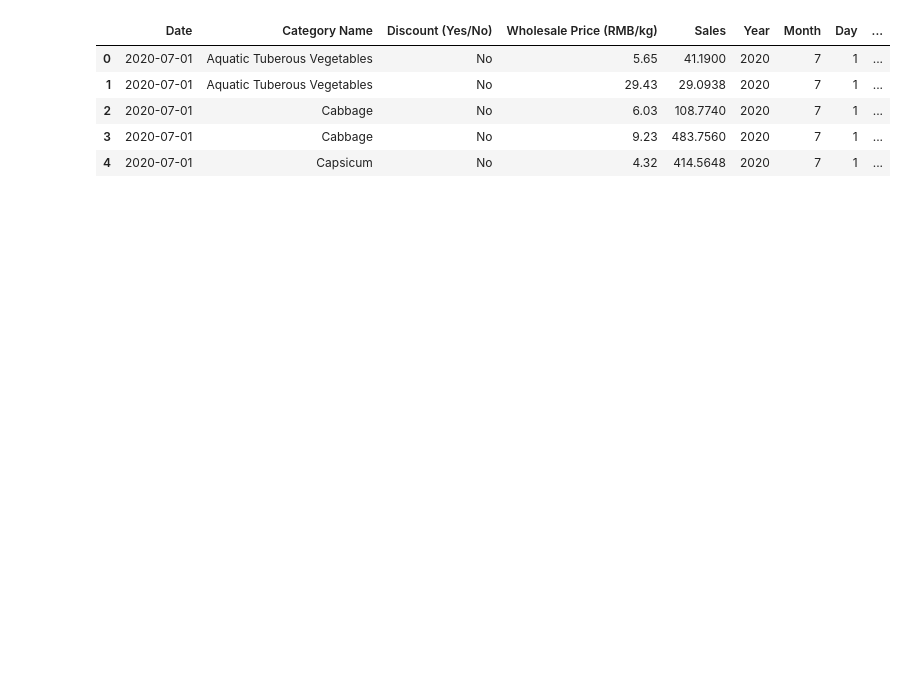
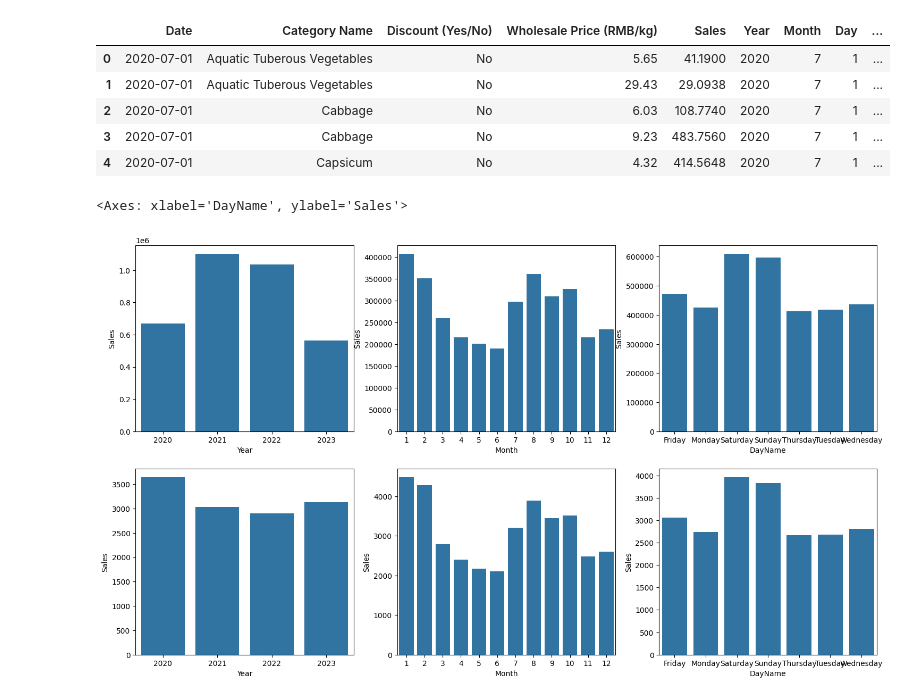
Before and after one commit to prattapong/Data-Science-Portfolio, a Jupyter notebook: Projects/Supermaket Sales Data/code/Exploratory Data Analysis.ipynb, the cells around one changed output. Saved outputs shown, nothing was run; the diff lists cells and outputs as text; code cells hidden in the pictures; blank space fills up the shorter version.

Commit message:
add more chart

```diff
--- a/Projects/Supermaket Sales Data/code/Exploratory Data Analysis.ipynb
+++ b/Projects/Supermaket Sales Data/code/Exploratory Data Analysis.ipynb
@@ -355,3 +355,33 @@ df_agg.head()
 | 2 | 2020-07-01 | Cabbage | No | 6.03 | 108.7740 | 2020 | 7 | 1 | ... |
 | 3 | 2020-07-01 | Cabbage | No | 9.23 | 483.7560 | 2020 | 7 | 1 | ... |
 | 4 | 2020-07-01 | Capsicum | No | 4.32 | 414.5648 | 2020 | 7 | 1 | ... |
+# %%
+fig, axes = plt.subplots(2, 3, figsize = (18, 10))
+
+sns.barplot(data = df_agg.groupby('Year', as_index = False)['Sales'].sum(),
+            x = 'Year',
+            y = 'Sales',
+            ax = axes[0, 0])
+sns.barplot(data = df_agg.groupby('Month', as_index = False)['Sales'].sum(),
+            x = 'Month',
+            y = 'Sales',
+            ax = axes[0, 1])
+sns.barplot(data = df_agg.groupby('DayName', as_index = False)['Sales'].sum(),
+            x = 'DayName',
+            y = 'Sales',
+            ax = axes[0, 2])
+sns.barplot(data = df_agg.groupby(['Date','Year'], as_index = False)['Sales'].sum().groupby('Year', as_index = False)['Sales'].mean(),
+            x = 'Year',
+            y = 'Sales',
+            ax = axes[1, 0])
+sns.barplot(data = df_agg.groupby(['Date','Month'], as_index = False)['Sales'].sum().groupby('Month', as_index = False)['Sales'].mean(),
+            x = 'Month',
+            y = 'Sales',
+            ax = axes[1, 1])
+sns.barplot(data = df_agg.groupby(['Date','DayName'], as_index = False)['Sales'].sum().groupby('DayName', as_index = False)['Sales'].mean(),
+            x = 'DayName',
+            y = 'Sales',
+            ax = axes[1, 2])
+# %% [output]
+<Axes: xlabel='DayName', ylabel='Sales'>
+[figure, added]
```
Also changed, not shown: parts of 2 cells of this notebook.
